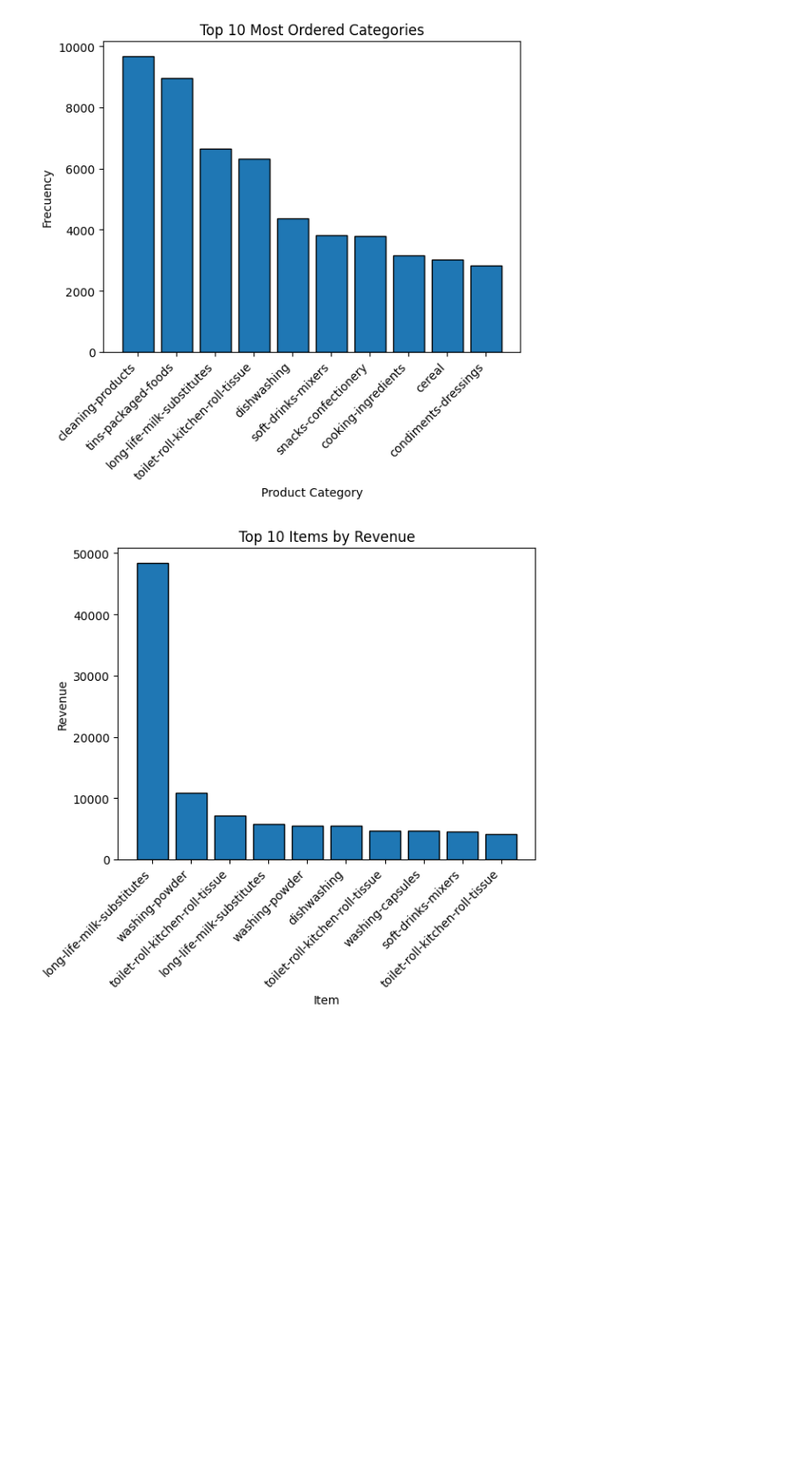
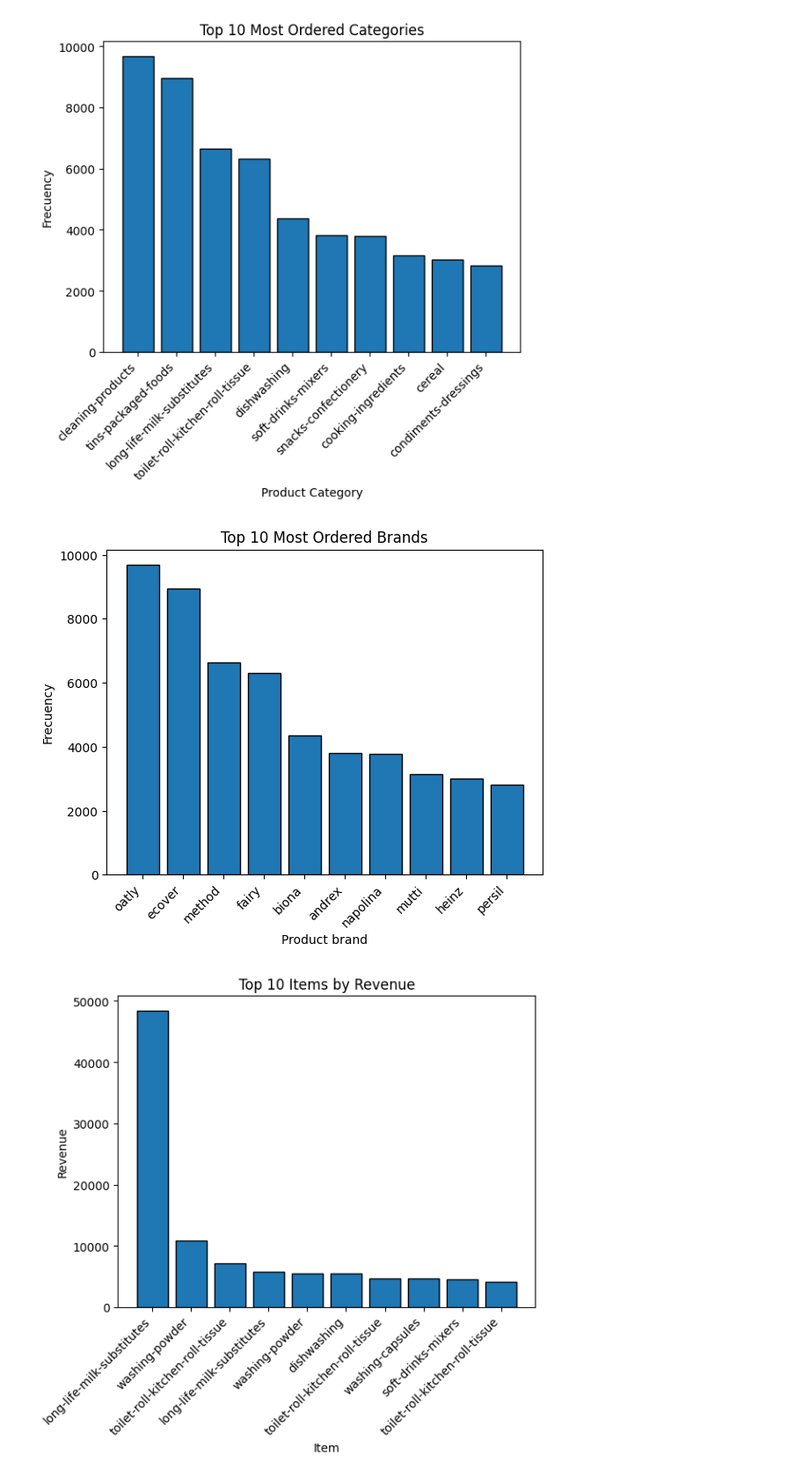
Before and after one commit to Alejandro-Andreo/zrive-ds, a Jupyter notebook: src/module_2/groceries_analysis.ipynb, the cells around one changed output. Shown at 88% size. Drawn from its saved outputs; the diff is of its cells as text; code cells hidden in the pictures; blank space fills up the shorter version.

```diff
--- a/src/module_2/groceries_analysis.ipynb
+++ b/src/module_2/groceries_analysis.ipynb
@@ -208,8 +207,7 @@ As we can see, most orders have 10 items, but there are users who make orders wi
 Let's now check the most ordered items.
 As each item has a unique id, we can't know what each item is. However, we can see that all items fall into a specific category, thus ,we can show the most ordered items by mapping its id to its category.
 # %%
-item_frequencies = orders_df.explode('ordered_items')['ordered_items'].value_counts().reset_index()
-item_frequencies.columns = ['variant_id', 'item_count']
+item_frequencies = orders_df.explode('ordered_items')['ordered_items'].value_counts().reset_index().rename(columns={'ordered_items':'variant_id','count':'item_count'})
 
 # merge with inventory to get category information
 common_items = pd.merge(item_frequencies, inventory_df, on='variant_id', how='inner')
@@ -235,6 +235,18 @@ plt.xticks(rotation=45, ha = 'right')
 plt.show()
 # %% [output]
 [figure]
+# %%
+# Top 10 most ordered brands
+common_brands = common_items.groupby('vendor')['item_count'].sum().reset_index().sort_values('item_count', ascending=False)
+
+plt.bar(x=common_brands['vendor'][:10], height=common_categories['item_count'][:10], edgecolor='k')
+plt.title('Top 10 Most Ordered Brands')
+plt.xlabel('Product brand')
+plt.ylabel('Frecuency')
+plt.xticks(rotation=45, ha = 'right')
+plt.show()
+# %% [output]
+[figure, added]
 # %%
 # Determine the items and categories which bring the most revenue
 # Calculate the revenue for each item by multiplying the price of each item by the quantity ordered
```
Also changed, not shown: parts of 40 cells of this notebook, 3 other files.
